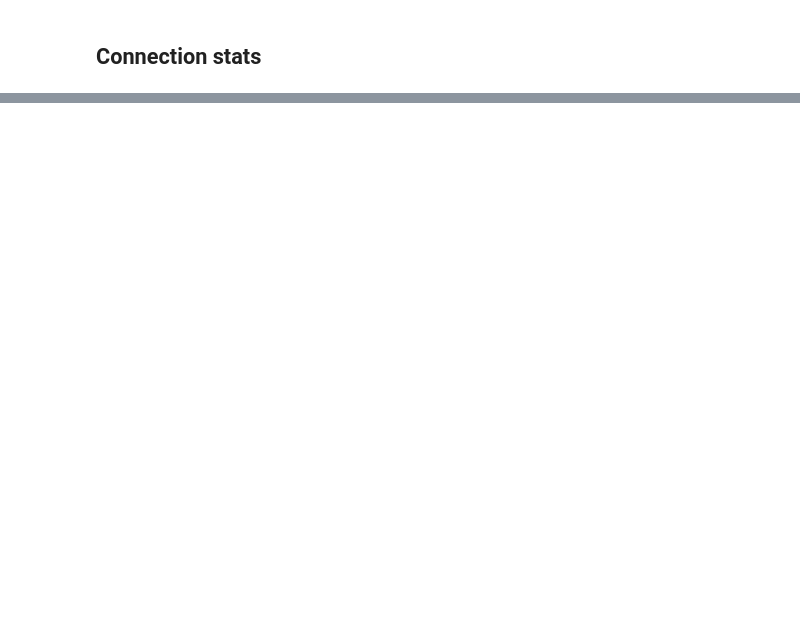
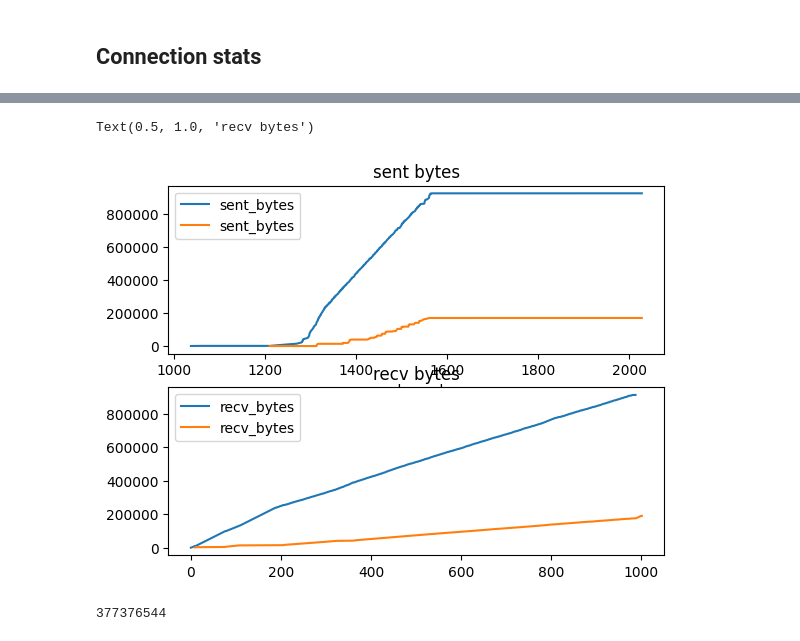
Before and after one commit to jglara/mpquic-rl, a Jupyter notebook: mpquic-analysis.ipynb, the cells around one changed output, grey strips where cells are left out. Drawn from its saved outputs; the diff is of its cells as text; code cells hidden in the pictures; blank space fills up the shorter version.

```diff
--- a/mpquic-analysis.ipynb
+++ b/mpquic-analysis.ipynb
@@ -152,0 +154,12 @@ conn["pending"].plot()
+# %%
+client = pd.read_csv("./{}-{}/client-0.csv".format(TOPO, SCHED))
+# %%
+
+
+client["path"] = "lte"
+client.loc[client['local']==remote_addr_wifi, "path"] = "wifi"
+
+client.loc[client["path"] == "lte"]["recv_bytes_total"] = client[client["path"] == "lte"]["recv_bytes"].cumsum()
+client.loc[client["path"] == "wifi"]["recv_bytes_total"] = client[client["path"] == "wifi"]["recv_bytes"].cumsum()
+
+client.head()
@@ -152,0 +173,20 @@ conn["pending"].plot()
+# %%
+figure,axis =plt.subplots(2,1)
+
+
+stats[stats["path"] == "lte"][["elapsed", "sent_bytes"]].plot(x="elapsed", label="lte",ax=axis[0])
+stats[stats["path"] == "wifi"][["elapsed", "sent_bytes"]].plot(x="elapsed",label="wifi",ax=axis[0])
+axis[0].legend()
+axis[0].set_title("sent bytes")
+
+client[client["path"] == "lte"][["recv_bytes_acum"]].cumsum().plot(label="lte", ax=axis[1])
+client[client["path"] == "wifi"][["recv_bytes_acum"]].cumsum().plot(label="wifi", ax=axis[1])
+axis[1].legend()
+axis[1].set_title("recv bytes")
+# %% [output]
+Text(0.5, 1.0, 'recv bytes')
+[figure, added]
+# %%
+stats["sent_bytes"].sum()
+# %% [output]
+377376544
```
Also changed, not shown: parts of 17 cells of this notebook, 3 other files.
